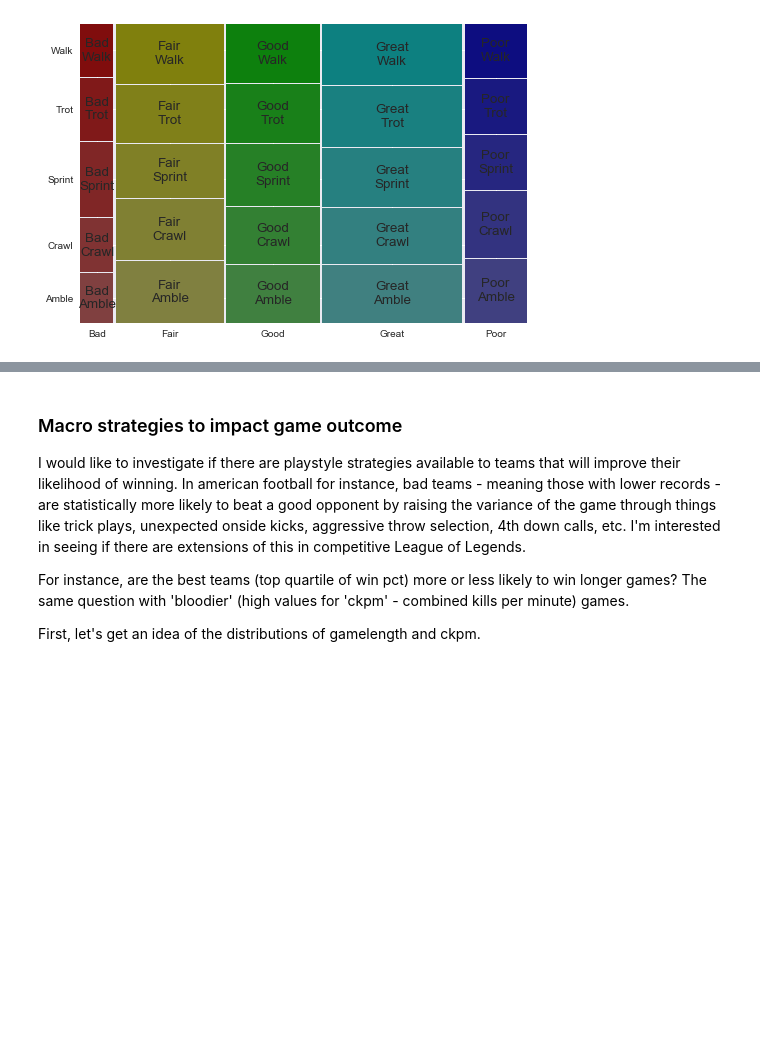
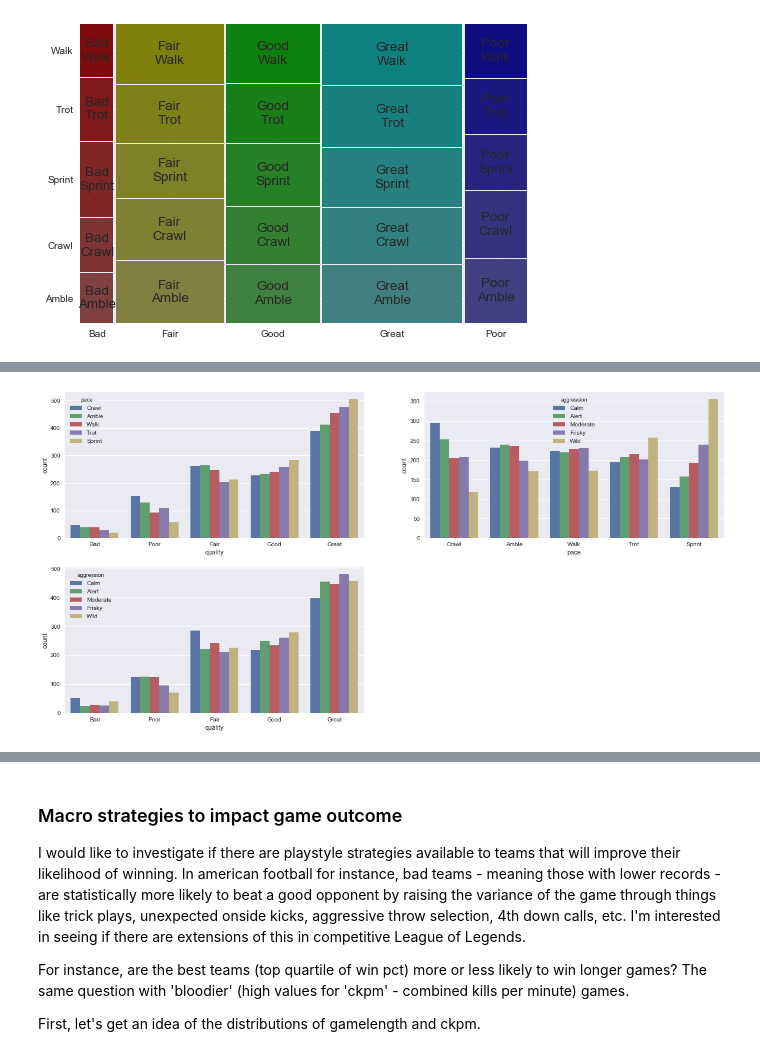
Before and after one commit to gmlander/Springboard, a Jupyter notebook: Capstone 1 EDA.ipynb, the cells around one changed output, grey strips where cells are left out. Cells and saved outputs as stored; diff of their text form; code cells hidden in the pictures; blank space fills up the shorter version.

```diff
--- a/Capstone 1 EDA.ipynb
+++ b/Capstone 1 EDA.ipynb
@@ -469,0 +491,14 @@ plt.show()
+# %%
+plt.figure(figsize=(20,10))
+plt.subplot(2,2,1)
+ax = sb.countplot(x="quality", hue="pace", data=teamDF[teamDF['result'] == 1])
+
+plt.subplot(2,2,2)
+ay = sb.countplot(hue="aggression", x="pace", data=teamDF[teamDF['result'] == 1])
+
+plt.subplot(2,2,3)
+ay = sb.countplot(hue="aggression", x="quality", data=teamDF[teamDF['result'] == 1])
+
+plt.show()
+# %% [output]
+[figure, added]
```
Also changed, not shown: parts of 4 cells of this notebook.
